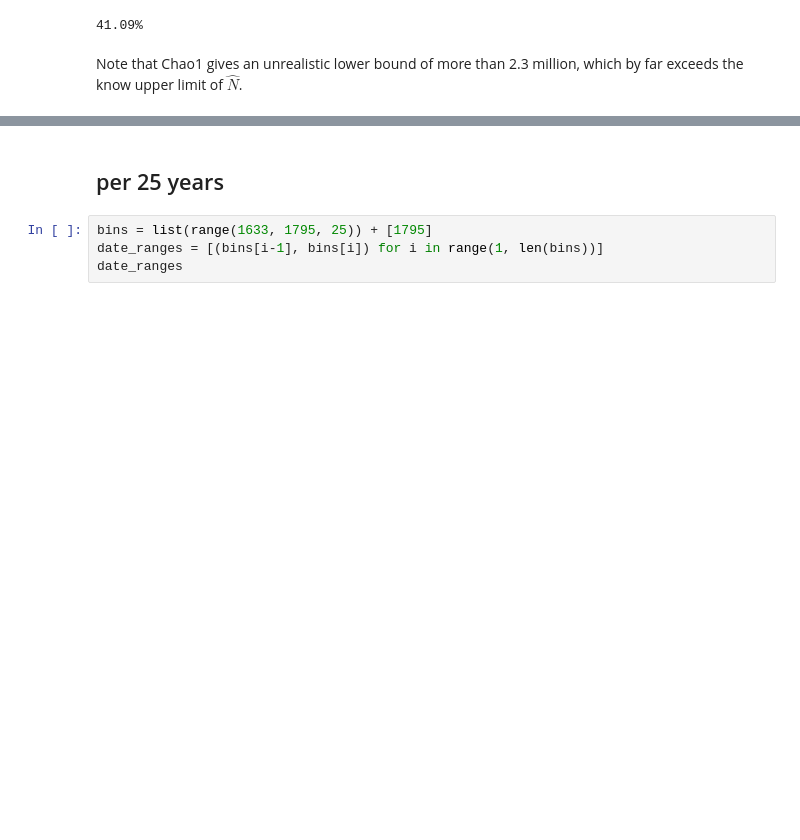
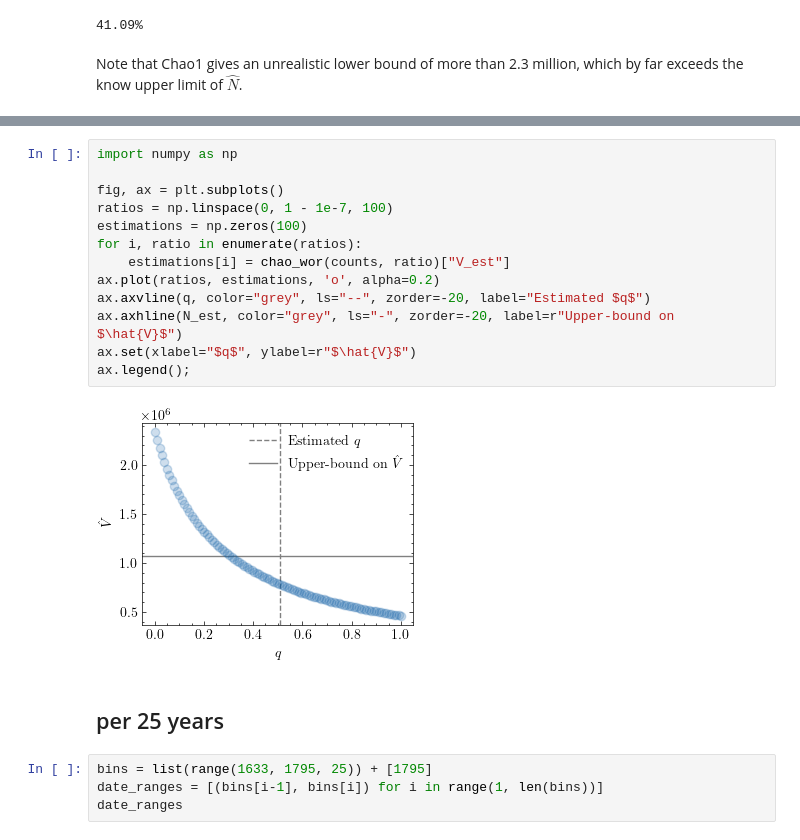
Before and after one commit to melvinwevers/vocapture, a Jupyter notebook: notebooks/analysis.ipynb, the cells around one changed output, grey strips where cells are left out. Saved outputs shown, nothing was run; the diff lists cells and outputs as text; blank space fills up the shorter version.

Commit message:
Explore variation in estimates for different q values

```diff
--- a/notebooks/analysis.ipynb
+++ b/notebooks/analysis.ipynb
@@ -195,3 +199,18 @@ Note that Chao1 gives an unrealistic lower bound of more than 2.3 million, which
+# %%
+import numpy as np
+
+fig, ax = plt.subplots()
+ratios = np.linspace(0, 1 - 1e-7, 100)
+estimations = np.zeros(100)
+for i, ratio in enumerate(ratios):
+    estimations[i] = chao_wor(counts, ratio)["V_est"]
+ax.plot(ratios, estimations, 'o', alpha=0.2)
+ax.axvline(q, color="grey", ls="--", zorder=-20, label="Estimated $q$")
+ax.axhline(N_est, color="grey", ls="-", zorder=-20, label=r"Upper-bound on $\hat{V}$")
+ax.set(xlabel="$q$", ylabel=r"$\hat{V}$")
+ax.legend();
+# %% [output]
+[figure, added]
 # %% [markdown]
 ## per 25 years
 # %%
```
Also changed, not shown: parts of 3 cells of this notebook.
